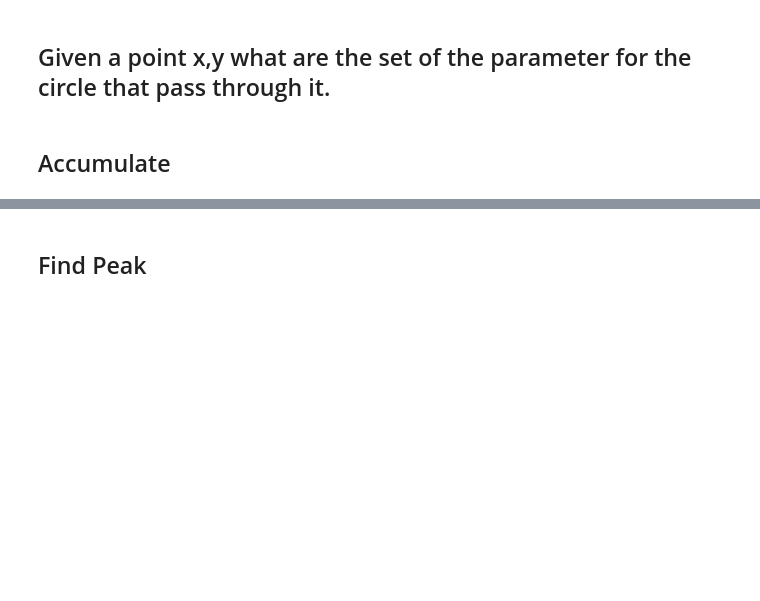
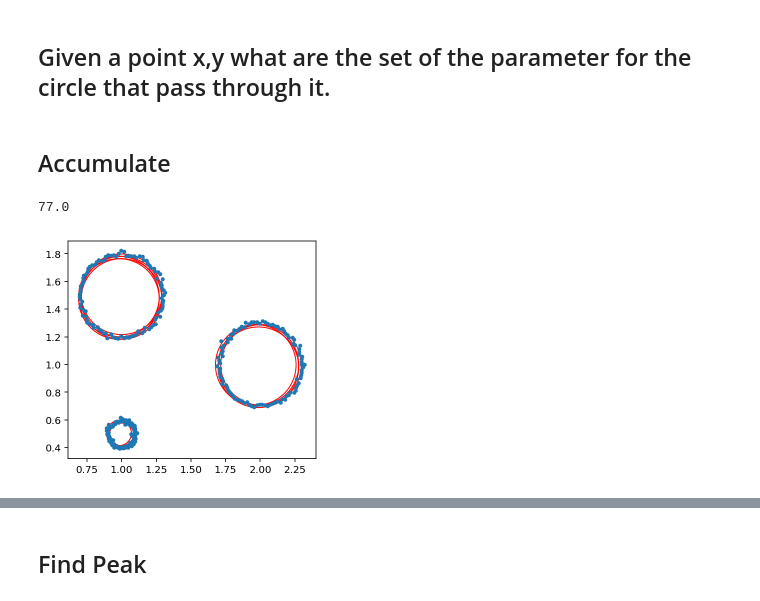
Before and after one commit to MUIC-Numerical-Methods-2018/extra-2-hough-transform, a Jupyter notebook: HoughTransform.ipynb, the cells around one changed output, grey strips where cells are left out. Drawn from its saved outputs; the diff is of its cells as text; code cells hidden in the pictures; blank space fills up the shorter version.

```diff
--- a/HoughTransform.ipynb
+++ b/HoughTransform.ipynb
@@ -151,4 +163,50 @@ plt.gca().set_aspect(1)
 # %% [markdown]
 ## Given a point x,y what are the set of the parameter for the circle that pass through it.
+# %%
+from dataclasses import dataclass
+from typing import List
+
+@dataclass
+class Circle:
+    cx: float
+    cy: float
+    r: float
+
+search_range_xs = np.linspace(0.6, 2.5, 100)
+search_range_ys = np.linspace(0.3, 2.0, 100)
+def find_circles(x: float, y:float) -> List[Circle]:
+    ret = []
+    for cx in search_range_xs:
+        for cy in search_range_ys:
+            ret.append( Circle(cx, cy, r=np.sqrt((x-cx)**2 + (y-cy)**2)) )
+    return ret
 # %% [markdown]
 ## Accumulate
+# %%
+all_circles = []
+for d in data:
+    all_circles.extend(find_circles(*d))
+circles = np.array([[c.cx, c.cy, c.r] for c in all_circles])
+# %%
+h, edges = np.histogramdd(circles,bins=100)
+n_cx, n_cy, n_r = h.shape
+print(np.max(h))
+good_circles = []
+for i_cx in range(n_cx):
+    for i_cy in range(n_cy):
+        for i_r in range(n_r):
+            if h[i_cx, i_cy, i_r] > 42:
+                cx = edges[0][i_cx]
+                cy = edges[1][i_cy]
+                r = edges[2][i_r]
+                #print(h[i_cx, i_cy, i_r], cx, cy, r)
+                good_circles.append(Circle(cx, cy, r))
+
+plt.plot(data[:,0], data[:, 1], '.')
+plt.gca().set_aspect(1)
+
+for cir in good_circles:
+    draw_circle(cir.cx, cir.cy, cir.r)
+# %% [output]
+77.0
+[figure, added]
```
Also changed, not shown: parts of 2 cells of this notebook.
